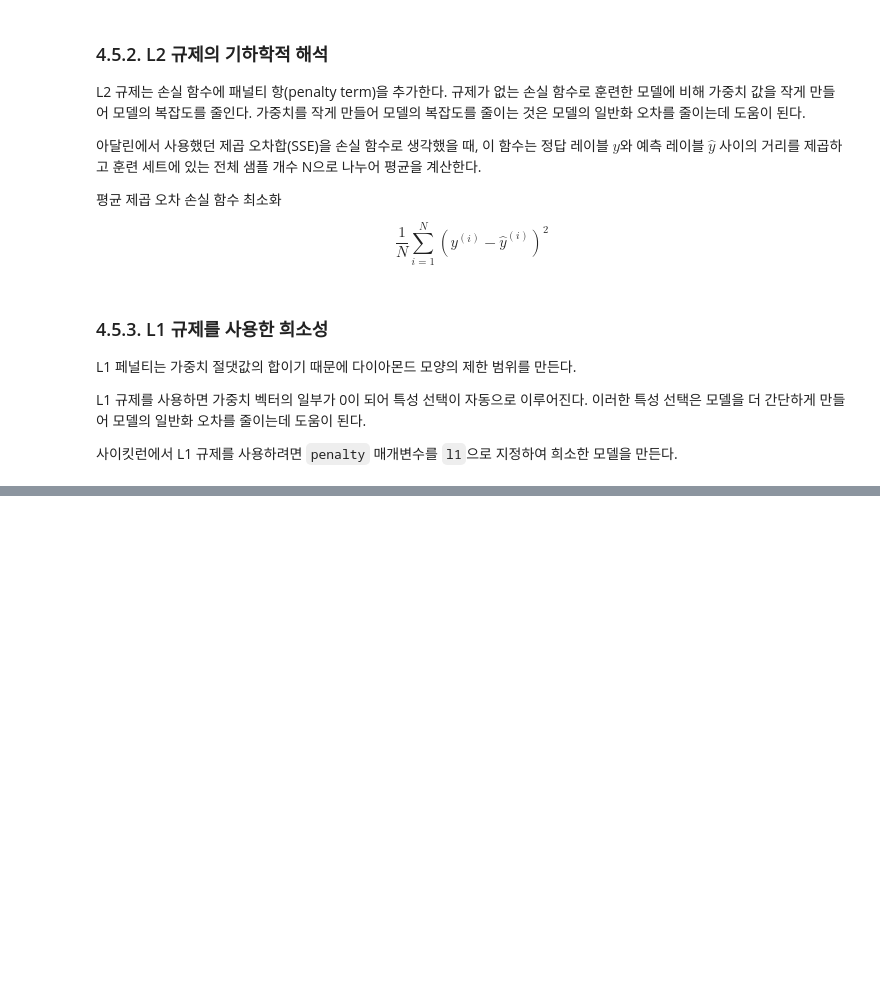
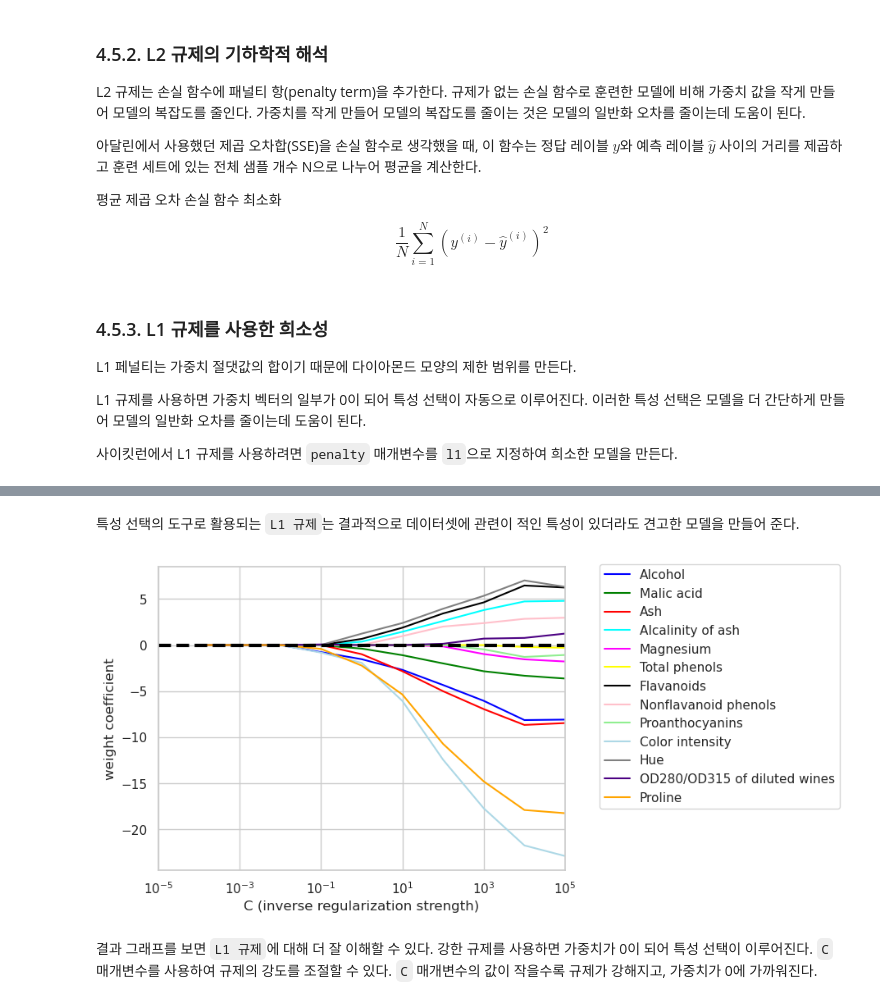
Before and after one commit to asanobm/deep-learning, a Jupyter notebook: 머신러닝교과서-파이토치/04_좋은 훈련 데이터셋 만들기.ipynb, the cells around one changed output, grey strips where cells are left out. Saved outputs shown, nothing was run; the diff lists cells and outputs as text; code cells hidden in the pictures; blank space fills up the shorter version.

```diff
--- a/머신러닝교과서-파이토치/04_좋은 훈련 데이터셋 만들기.ipynb
+++ b/머신러닝교과서-파이토치/04_좋은 훈련 데이터셋 만들기.ipynb
@@ -504,0 +510,10 @@ from sklearn.linear_model import LogisticRegression
+# %%
+lr = LogisticRegression(penalty='l1', # L1 규제
+                        C=1.0, # 규제 강도 조절 매개변수
+                        solver='liblinear', # 최적화 알고리즘
+                        multi_class='ovr' # 다중 분류
+                        )
+# %%
+lr.fit(X_train_std, y_train)
+print(f"Training accuracy: {lr.score(X_train_std, y_train)}")
+print(f"Test accuracy: {lr.score(X_test_std, y_test)}")
@@ -504,0 +548,33 @@ from sklearn.linear_model import LogisticRegression
+# %% [markdown]
+특성 선택의 도구로 활용되는 `L1 규제`는 결과적으로 데이터셋에 관련이 적인 특성이 있더라도 견고한 모델을 만들어 준다.
+# %%
+import matplotlib.pyplot as plt
+fig = plt.figure()
+
+ax = plt.subplot(111)
+colors = ['blue', 'green', 'red', 'cyan', 'magenta', 'yellow', 'black', 'pink', 'lightgreen', 'lightblue', 'gray', 'indigo', 'orange']
+
+weights, params = [], []
+
+for c in np.arange(-4, 6):
+  lr = LogisticRegression(penalty='l1', C=10.**c, solver='liblinear', multi_class='ovr', random_state=0)
+  lr.fit(X_train_std, y_train)
+  weights.append(lr.coef_[1])
+  params.append(10.**c)
+
+weights = np.array(weights)
+for column, color in zip(range(weights.shape[1]), colors):
+  plt.plot(params, weights[:, column], label=df_wine.columns[column + 1], color=color)
+
+plt.axhline(0, color='black', linestyle='--', linewidth=3)
+plt.xlim([10**(-5), 10**5])
+plt.ylabel('weight coefficient')
+plt.xlabel('C (inverse regularization strength)')
+plt.xscale('log')
+plt.legend(loc='upper left')
+ax.legend(loc='upper center', bbox_to_anchor=(1.38, 1.03), ncol=1, fancybox=True)
+plt.show()
+# %% [output]
+[figure, added]
+# %% [markdown]
+결과 그래프를 보면 `L1 규제`에 대해 더 잘 이해할 수 있다. 강한 규제를 사용하면 가중치가 0이 되어 특성 선택이 이루어진다. `C` 매개변수를 사용하여 규제의 강도를 조절할 수 있다. `C` 매개변수의 값이 작을수록 규제가 강해지고, 가중치가 0에 가까워진다.
```
Also changed, not shown: parts of 7 cells of this notebook.
